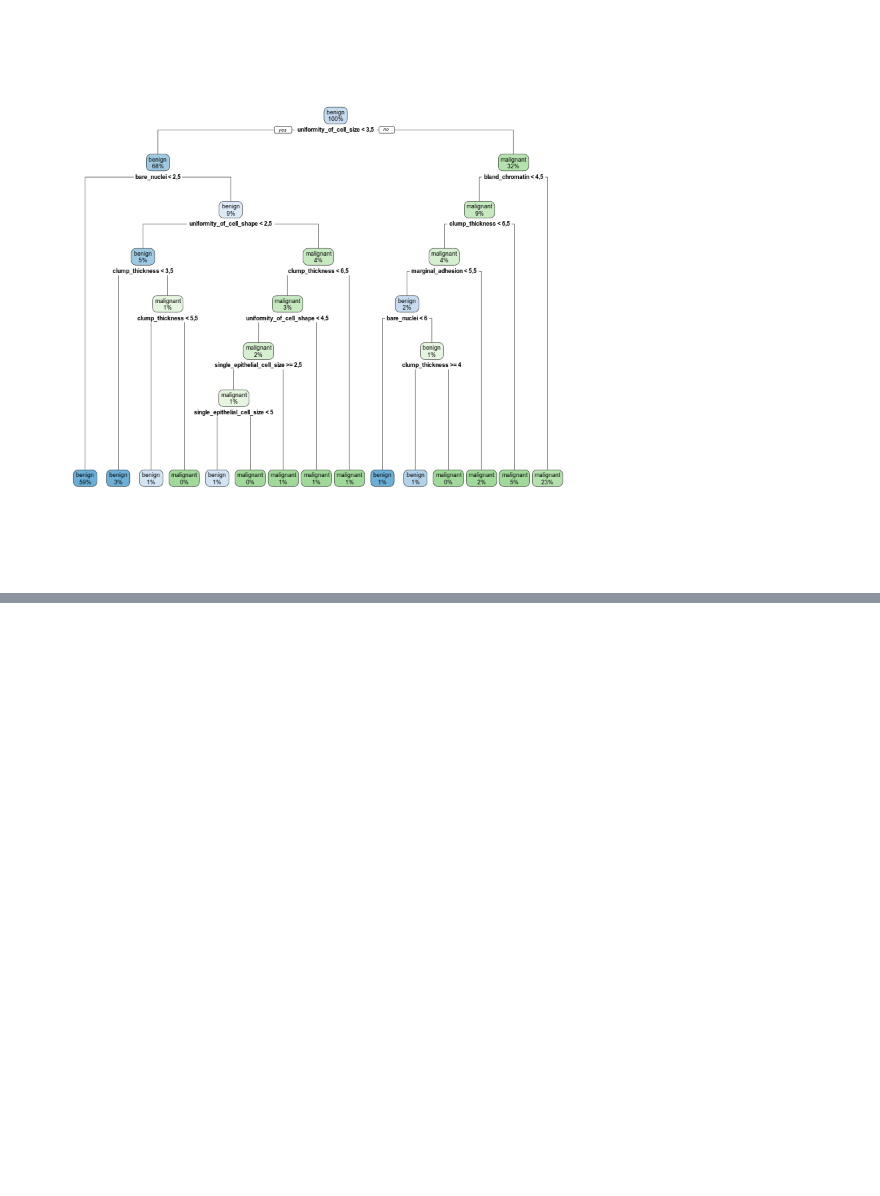
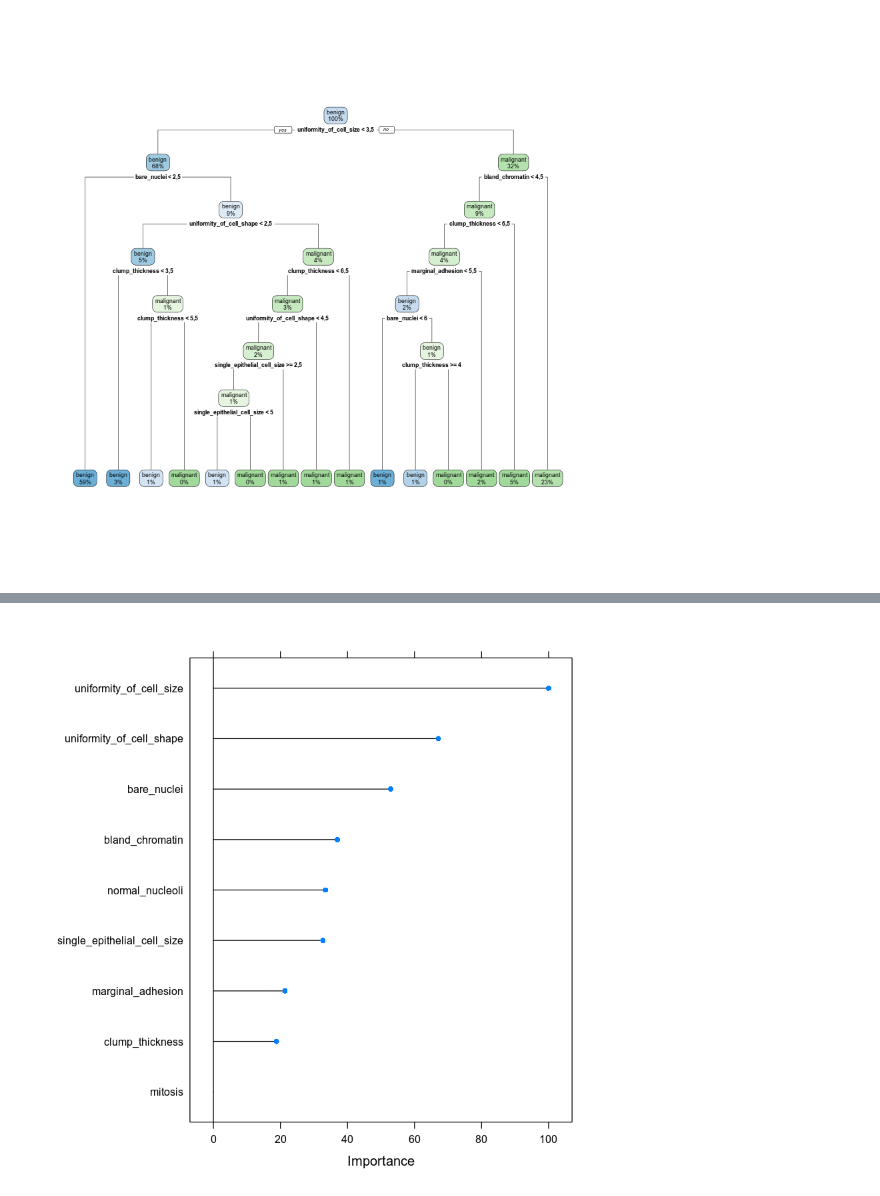
Before and after one commit to danielsouzaaf/breast-cancer-diagnosis-study, a Jupyter notebook: breast-cancer-wisconsin.ipynb, the cells around one changed output, grey strips where cells are left out. Cells and saved outputs as stored; diff of their text form; code cells hidden in the pictures; blank space fills up the shorter version.

```diff
--- a/breast-cancer-wisconsin.ipynb
+++ b/breast-cancer-wisconsin.ipynb
@@ -226,0 +234,11 @@ rpart.plot(fit, extra = 100)
+# %%
+set.seed(42)
+model_rf <- caret::train(classes ~ .,
+                         data = train_data,
+                         method = "rf",
+                         preProcess = c("scale", "center"),
+                         trControl = trainControl(method = "repeatedcv",
+                                                  number = 10,
+                                                  repeats = 10,
+                                                  savePredictions = TRUE,
+                                                  verboseIter = FALSE))
@@ -226,0 +265,6 @@ rpart.plot(fit, extra = 100)
+# %%
+# estimate variable importance
+importance <- varImp(model_rf, scale = TRUE)
+plot(importance)
+# %% [output]
+[figure, added]
```
Also changed, not shown: parts of 6 cells of this notebook.
